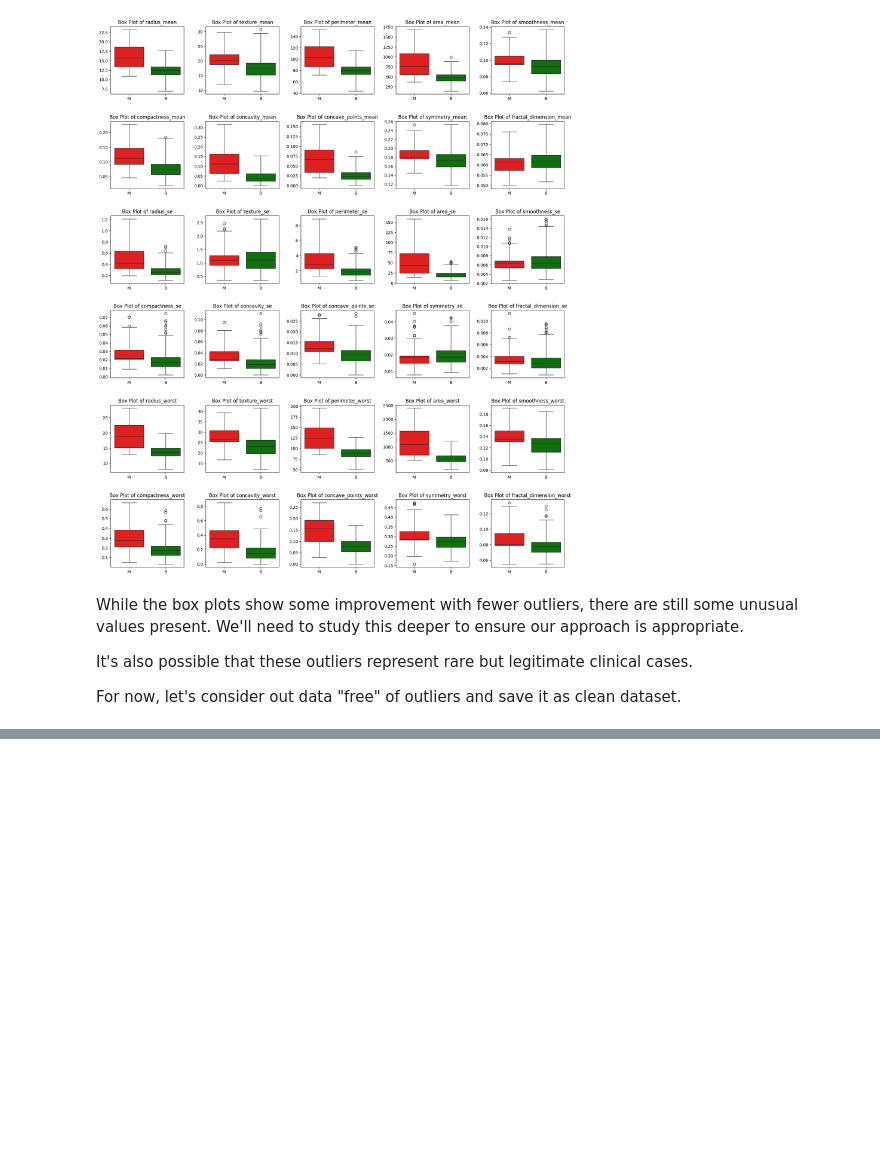
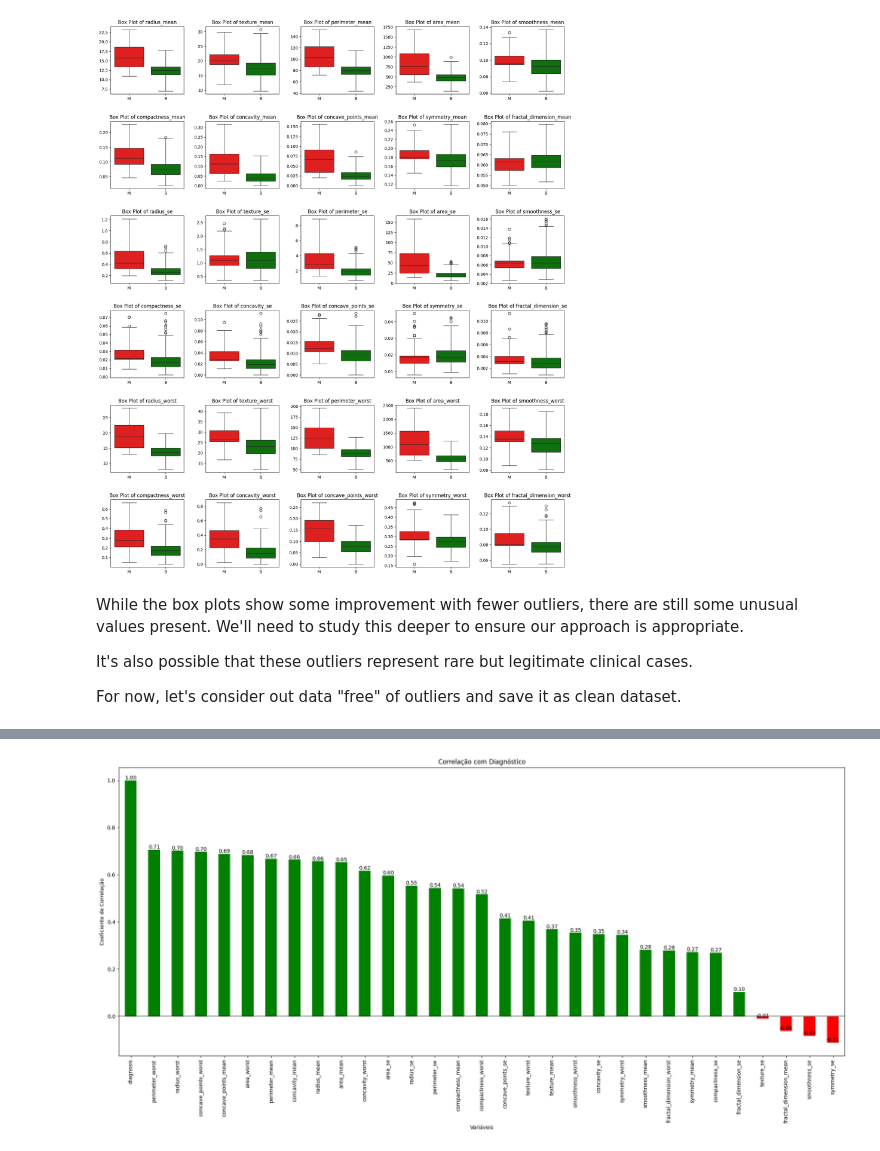
Before and after one commit to franciscaguimaraes/FEUP-IA, a Jupyter notebook: assignment2/src/notebook.ipynb, the cells around one changed output, grey strips where cells are left out. Drawn from its saved outputs; the diff is of its cells as text; code cells hidden in the pictures; blank space fills up the shorter version.

```diff
--- a/assignment2/src/notebook.ipynb
+++ b/assignment2/src/notebook.ipynb
@@ -491,0 +590,24 @@ df.hist(figsize=(20, 20), color='blue',
+# %%
+# Calcular a matriz de correlação e obter as correlações com 'diagnosis'
+df['diagnosis'] = df['diagnosis'].map({'B': 0, 'M': 1})
+corr_matrix = df.corr()
+
+diagnosis_corr = corr_matrix['diagnosis'].sort_values(ascending=False)
+
+plt.figure(figsize=(25, 10))
+colors = ['green' if x >= 0 else 'red' for x in diagnosis_corr.values]
+bars = diagnosis_corr.plot(kind='bar', color=colors)
+
+plt.title('Correlação com Diagnóstico')
+plt.xlabel('Variáveis')
+plt.ylabel('Coeficiente de Correlação')
+plt.axhline(0, color='black', linewidth=0.8)
+for bar in bars.patches:
+    plt.text(bar.get_x() + bar.get_width() / 2, bar.get_height(), f'{bar.get_height():.2f}',
+             ha='center', va='bottom', color='black')
+
+plt.show()
+
+df['diagnosis'] = df['diagnosis'].map({0: 'B', 1: 'M'})
+# %% [output]
+[figure, added]
```
Also changed, not shown: parts of 41 cells of this notebook.
